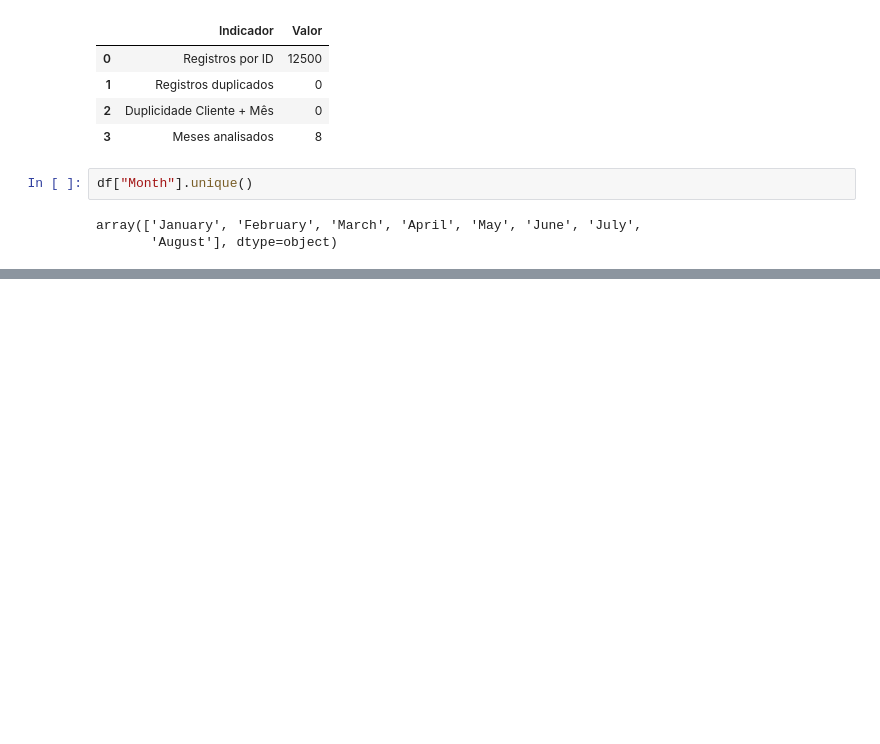
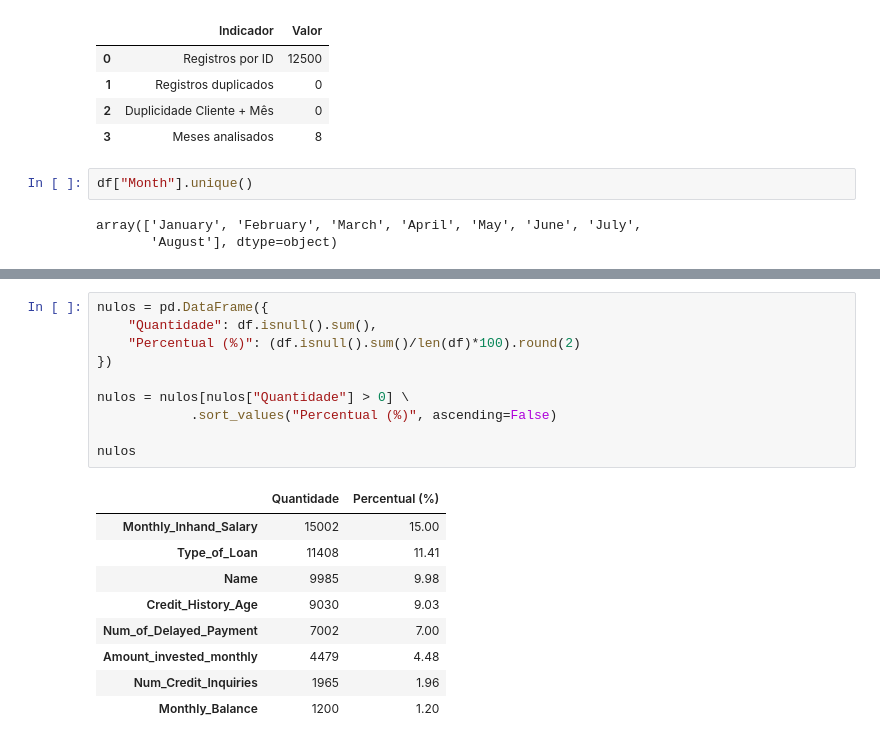
Before and after one commit to VictoriaAzevedo/credit-score-analysis, a Jupyter notebook: Projeto_Final_Credit_Score_Analysis.ipynb, the cells around one changed output, grey strips where cells are left out. Saved outputs shown, nothing was run; the diff lists cells and outputs as text; blank space fills up the shorter version.

```diff
--- a/Projeto_Final_Credit_Score_Analysis.ipynb
+++ b/Projeto_Final_Credit_Score_Analysis.ipynb
@@ -173,0 +190,20 @@ Esses resultados indicam boa consistência estrutural da base para as próximas
+# %%
+nulos = pd.DataFrame({
+    "Quantidade": df.isnull().sum(),
+    "Percentual (%)": (df.isnull().sum()/len(df)*100).round(2)
+})
+
+nulos = nulos[nulos["Quantidade"] > 0] \
+            .sort_values("Percentual (%)", ascending=False)
+
+nulos
+# %% [output]
+|  | Quantidade | Percentual (%) |
+| Monthly_Inhand_Salary | 15002 | 15.00 |
+| Type_of_Loan | 11408 | 11.41 |
+| Name | 9985 | 9.98 |
+| Credit_History_Age | 9030 | 9.03 |
+| Num_of_Delayed_Payment | 7002 | 7.00 |
+| Amount_invested_monthly | 4479 | 4.48 |
+| Num_Credit_Inquiries | 1965 | 1.96 |
+| Monthly_Balance | 1200 | 1.20 |
```
Also changed, not shown: parts of 38 cells of this notebook.
